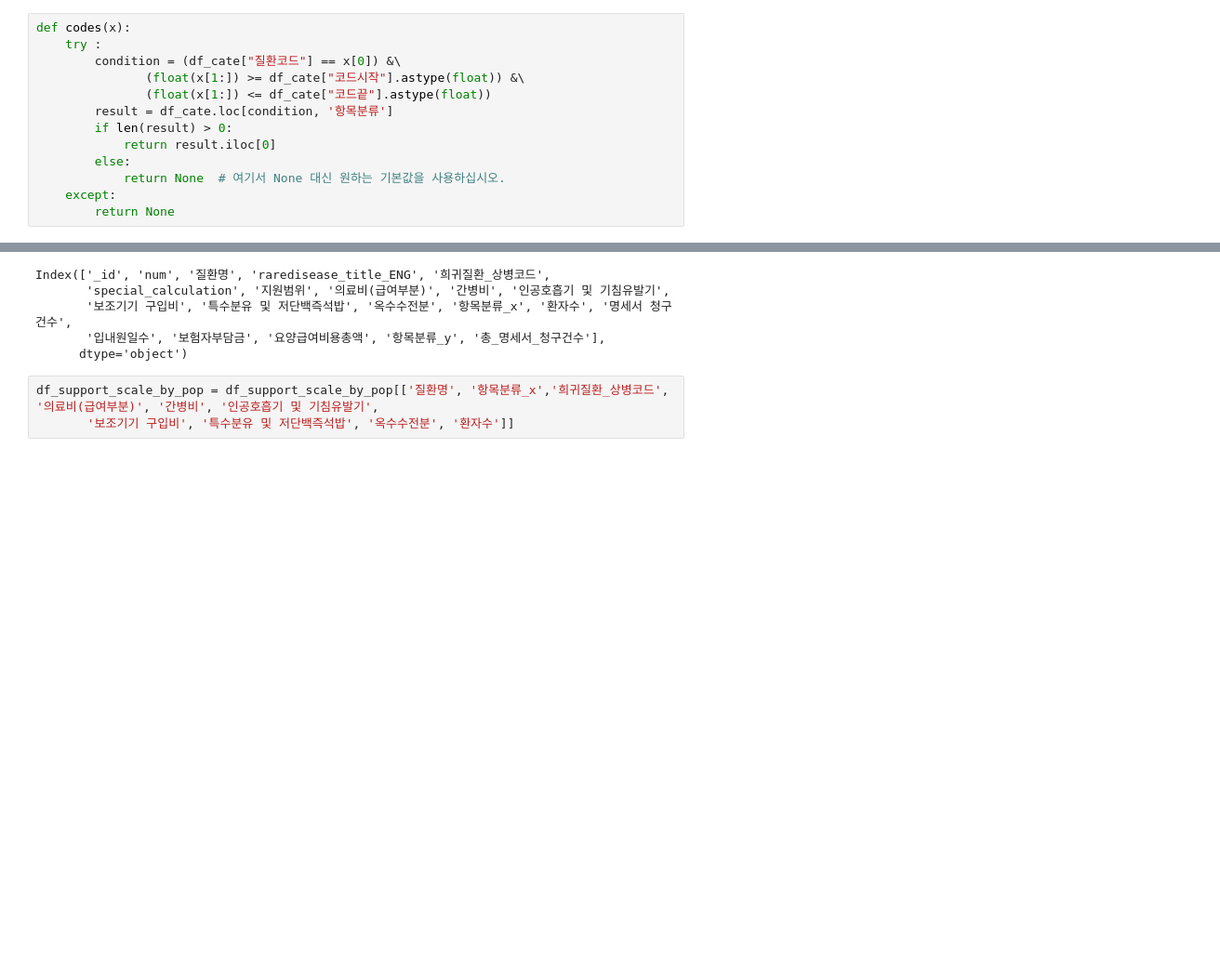
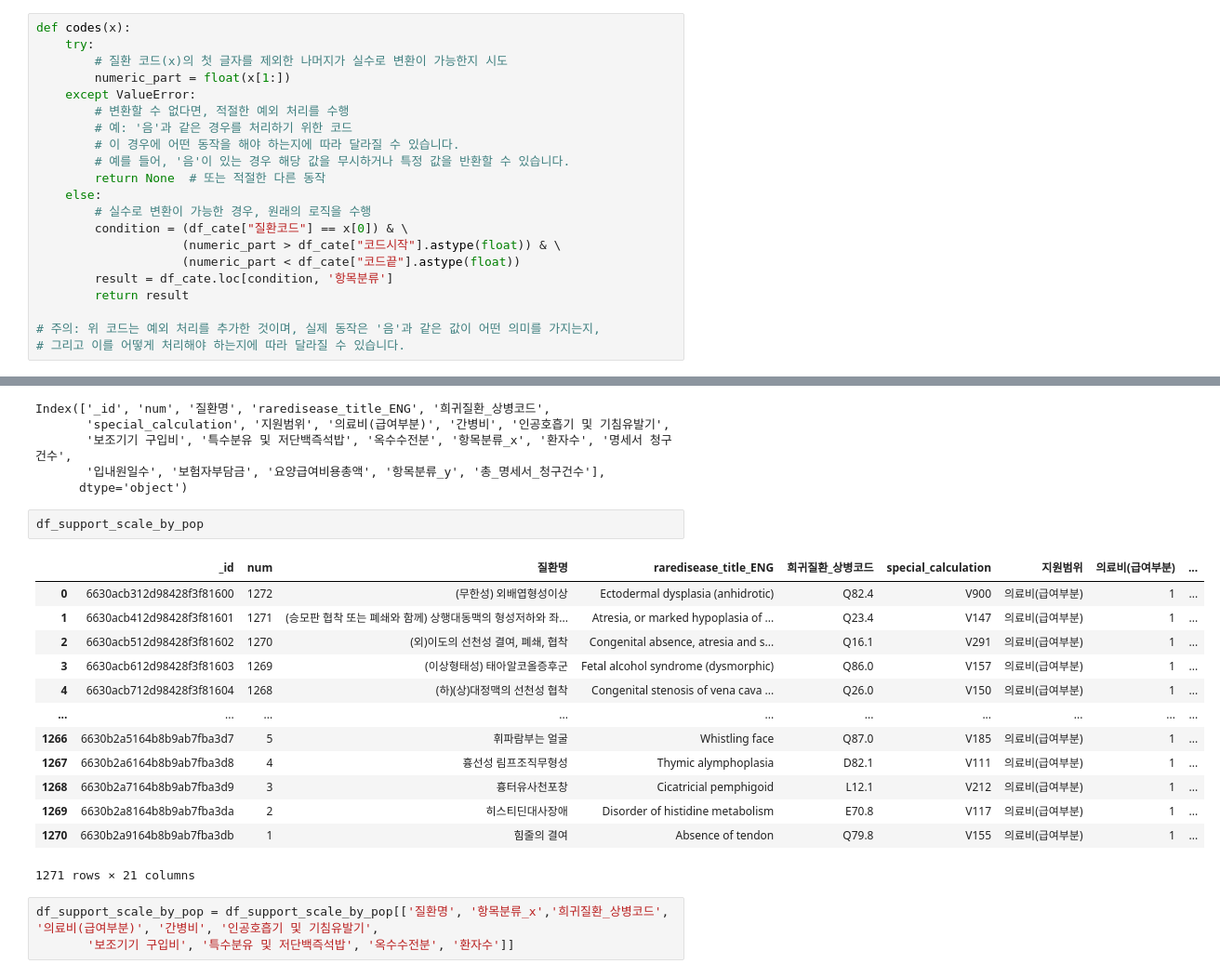
Before and after one commit to kdj0712/rare_field_fastapis, a Jupyter notebook: data/data_analysis/persona2/ipynb/jisu.ipynb, the cells around one changed output, grey strips where cells are left out. Shown at 93% size. Saved outputs shown, nothing was run; the diff lists cells and outputs as text; blank space fills up the shorter version.

```diff
--- a/data/data_analysis/persona2/ipynb/jisu.ipynb
+++ b/data/data_analysis/persona2/ipynb/jisu.ipynb
@@ -13,16 +13,24 @@ mpl.rc('font', family='NanumBarunGothic') # 혹은 다른 설치한 Nanum 폰트
 ### 계통 별 분류(항목분류)
 # %%
 def codes(x):
-    try :
-        condition = (df_cate["질환코드"] == x[0]) &\
-               (float(x[1:]) >= df_cate["코드시작"].astype(float)) &\
-               (float(x[1:]) <= df_cate["코드끝"].astype(float))
+    try:
+        # 질환 코드(x)의 첫 글자를 제외한 나머지가 실수로 변환이 가능한지 시도
+        numeric_part = float(x[1:])
+    except ValueError:
+        # 변환할 수 없다면, 적절한 예외 처리를 수행
+        # 예: '음'과 같은 경우를 처리하기 위한 코드
+        # 이 경우에 어떤 동작을 해야 하는지에 따라 달라질 수 있습니다.
+        # 예를 들어, '음'이 있는 경우 해당 값을 무시하거나 특정 값을 반환할 수 있습니다.
+        return None  # 또는 적절한 다른 동작
+    else:
+        # 실수로 변환이 가능한 경우, 원래의 로직을 수행
+        condition = (df_cate["질환코드"] == x[0]) & \
+                    (numeric_part > df_cate["코드시작"].astype(float)) & \
+                    (numeric_part < df_cate["코드끝"].astype(float))
         result = df_cate.loc[condition, '항목분류']
-        if len(result) > 0:
-            return result.iloc[0]
-        else:
-            return None  # 여기서 None 대신 원하는 기본값을 사용하십시오.
-    except:
-        return None
+        return result
+
+# 주의: 위 코드는 예외 처리를 추가한 것이며, 실제 동작은 '음'과 같은 값이 어떤 의미를 가지는지,
+# 그리고 이를 어떻게 처리해야 하는지에 따라 달라질 수 있습니다.
 # %%
 df_insurance['항목분류'] = df_insurance['희귀질환 상병코드'].apply(codes)
@@ -1018,6 +1030,22 @@ Index(['_id', 'num', '질환명', 'raredisease_title_ENG', '희귀질환_상병
        '보조기기 구입비', '특수분유 및 저단백즉석밥', '옥수수전분', '항목분류_x', '환자수', '명세서 청구건수',
        '입내원일수', '보험자부담금', '요양급여비용총액', '항목분류_y', '총_명세서_청구건수'],
       dtype='object')
+# %%
+df_support_scale_by_pop
+# %% [output]
+|  | _id | num | 질환명 | raredisease_title_ENG | 희귀질환_상병코드 | special_calculation | 지원범위 | 의료비(급여부분) | ... |
+| 0 | 6630acb312d98428f3f81600 | 1272 | (무한성) 외배엽형성이상 | Ectodermal dysplasia (anhidrotic) | Q82.4 | V900 | 의료비(급여부분) | 1 | ... |
+| 1 | 6630acb412d98428f3f81601 | 1271 | (승모판 협착 또는 폐쇄와 함께) 상행대동맥의 형성저하와 좌... | Atresia, or marked hypoplasia of ... | Q23.4 | V147 | 의료비(급여부분) | 1 | ... |
+| 2 | 6630acb512d98428f3f81602 | 1270 | (외)이도의 선천성 결여, 폐쇄, 협착 | Congenital absence, atresia and s... | Q16.1 | V291 | 의료비(급여부분) | 1 | ... |
+| 3 | 6630acb612d98428f3f81603 | 1269 | (이상형태성) 태아알코올증후군 | Fetal alcohol syndrome (dysmorphic) | Q86.0 | V157 | 의료비(급여부분) | 1 | ... |
+| 4 | 6630acb712d98428f3f81604 | 1268 | (하)(상)대정맥의 선천성 협착 | Congenital stenosis of vena cava ... | Q26.0 | V150 | 의료비(급여부분) | 1 | ... |
+| ... | ... | ... | ... | ... | ... | ... | ... | ... | ... |
+| 1266 | 6630b2a5164b8b9ab7fba3d7 | 5 | 휘파람부는 얼굴 | Whistling face | Q87.0 | V185 | 의료비(급여부분) | 1 | ... |
+| 1267 | 6630b2a6164b8b9ab7fba3d8 | 4 | 흉선성 림프조직무형성 | Thymic alymphoplasia | D82.1 | V111 | 의료비(급여부분) | 1 | ... |
+| 1268 | 6630b2a7164b8b9ab7fba3d9 | 3 | 흉터유사천포창 | Cicatricial pemphigoid | L12.1 | V212 | 의료비(급여부분) | 1 | ... |
+| 1269 | 6630b2a8164b8b9ab7fba3da | 2 | 히스티딘대사장애 | Disorder of histidine metabolism | E70.8 | V117 | 의료비(급여부분) | 1 | ... |
+| 1270 | 6630b2a9164b8b9ab7fba3db | 1 | 힘줄의 결여 | Absence of tendon | Q79.8 | V155 | 의료비(급여부분) | 1 | ... |
+1271 rows × 21 columns
 # %%
 df_support_scale_by_pop = df_support_scale_by_pop[['질환명', '항목분류_x','희귀질환_상병코드', '의료비(급여부분)', '간병비', '인공호흡기 및 기침유발기',
        '보조기기 구입비', '특수분유 및 저단백즉석밥', '옥수수전분', '환자수']]
```
Also changed, not shown: parts of 13 cells of this notebook, 6 other files.
